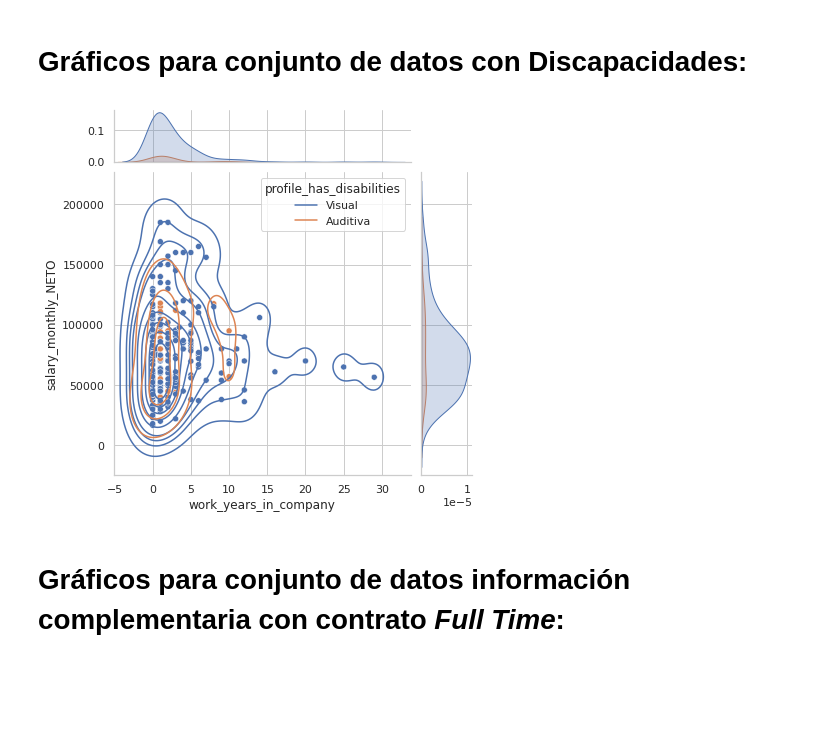
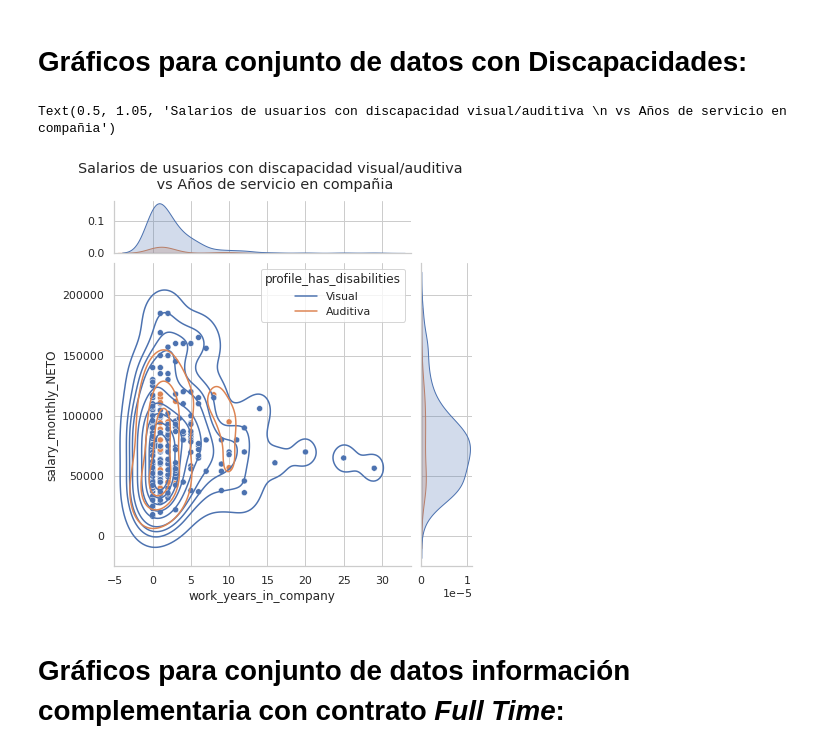
Before and after one commit to argennof/Data_A-V_2022, a Jupyter notebook: Grupo_24_Entregable_Parte_1.ipynb, the cells around one changed output. Saved outputs shown, nothing was run; the diff lists cells and outputs as text; code cells hidden in the pictures; blank space fills up the shorter version.

```diff
--- a/Grupo_24_Entregable_Parte_1.ipynb
+++ b/Grupo_24_Entregable_Parte_1.ipynb
@@ -558,11 +556,13 @@ df6 = df_comple_dis2.reset_index().drop_duplicates(subset='index', keep='first')
 # %% [markdown]
 # Gráficos para conjunto de datos con Discapacidades:
 # %%
+# Joint plot para el conjunto usuarios que programan en lenguajes populares y presentan una discapacidad visual/auditiva
 seaborn.jointplot(x = df4.work_years_in_company, y = df4.salary_monthly_NETO,
-                  hue=df4.profile_has_disabilities,marginal_ticks=True).plot_joint(seaborn.kdeplot)
-plt.show()
+                  hue=df4.profile_has_disabilities,marginal_ticks=True, ).plot_joint(seaborn.kdeplot)
+plt.suptitle('Salarios de usuarios con discapacidad visual/auditiva \n vs Años de servicio en compañia', y = 1.05)
 # %% [output]
+Text(0.5, 1.05, 'Salarios de usuarios con discapacidad visual/auditiva \n vs Años de servicio en compañia')
-[figure, old version]
+[figure, new version]
 # %% [markdown]
 # Gráficos para conjunto de datos información complementaria con contrato _Full Time_:
 # %%
```
Also changed, not shown: parts of 10 cells of this notebook.
